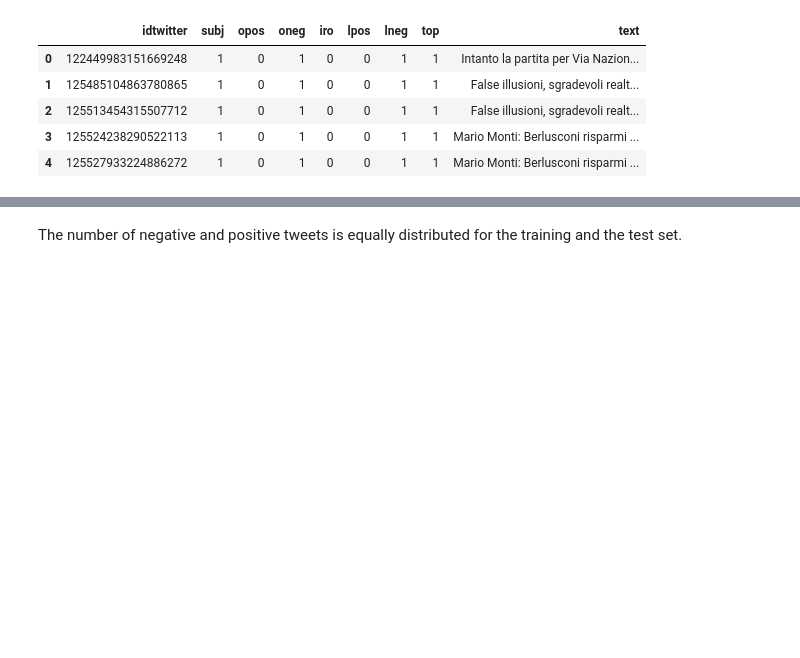
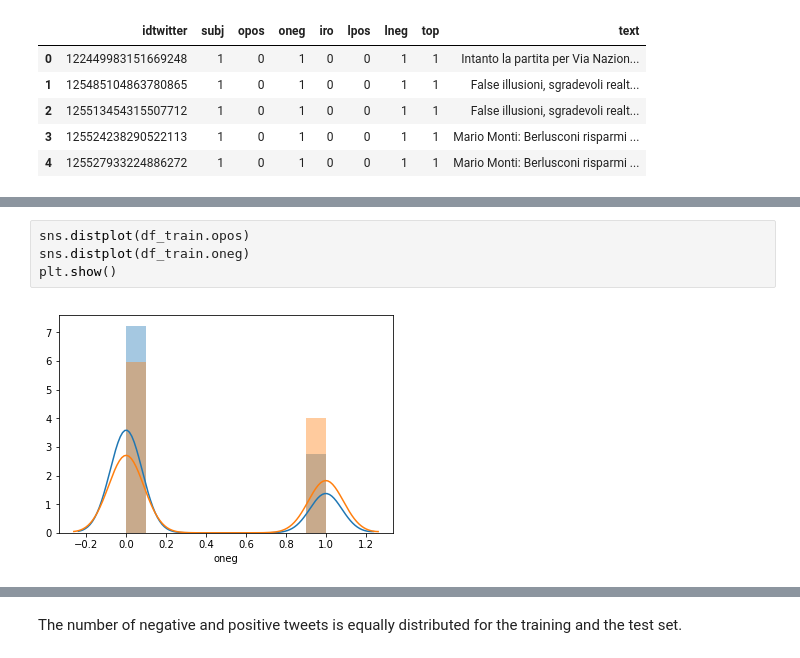
Before and after one commit to teamdigitale/pa-in-ascolto, a Jupyter notebook: sentipolc-preprocessing.ipynb, the cells around one changed output, grey strips where cells are left out. Drawn from its saved outputs; the diff is of its cells as text; blank space fills up the shorter version.

```diff
--- a/sentipolc-preprocessing.ipynb
+++ b/sentipolc-preprocessing.ipynb
@@ -44,0 +56,6 @@ Name: lneg, dtype: float64
+# %%
+sns.distplot(df_train.opos)
+sns.distplot(df_train.oneg)
+plt.show()
+# %% [output]
+[figure, added]
```
Also changed, not shown: parts of 46 cells of this notebook, 17 other files.
